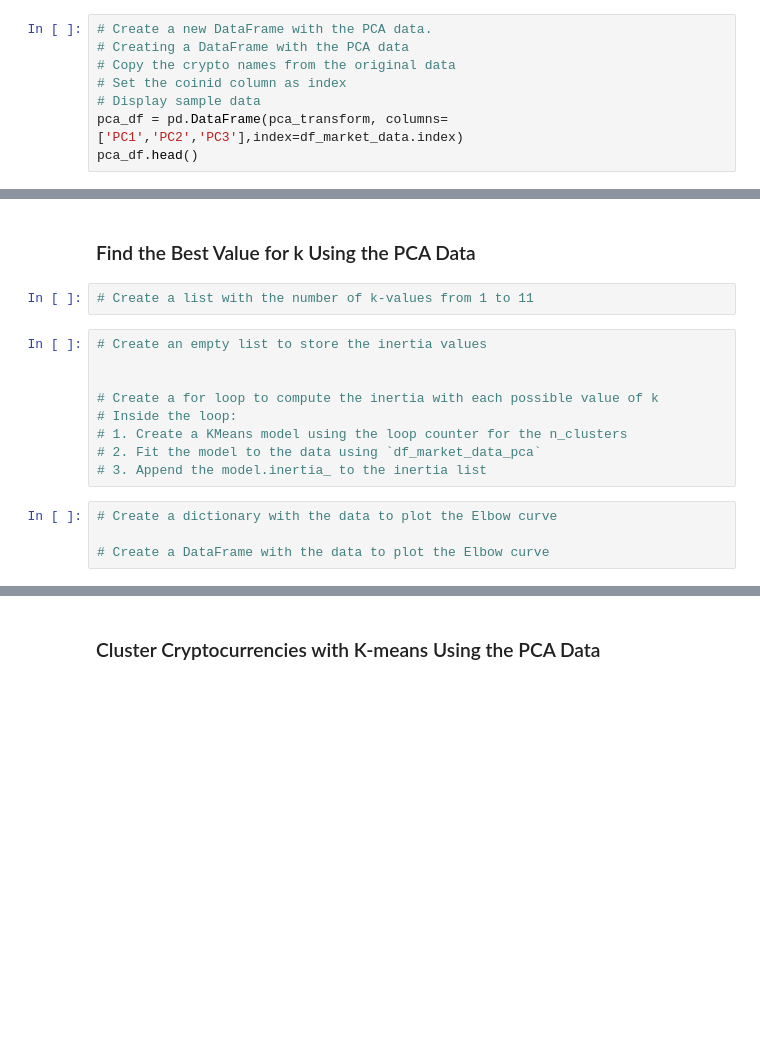
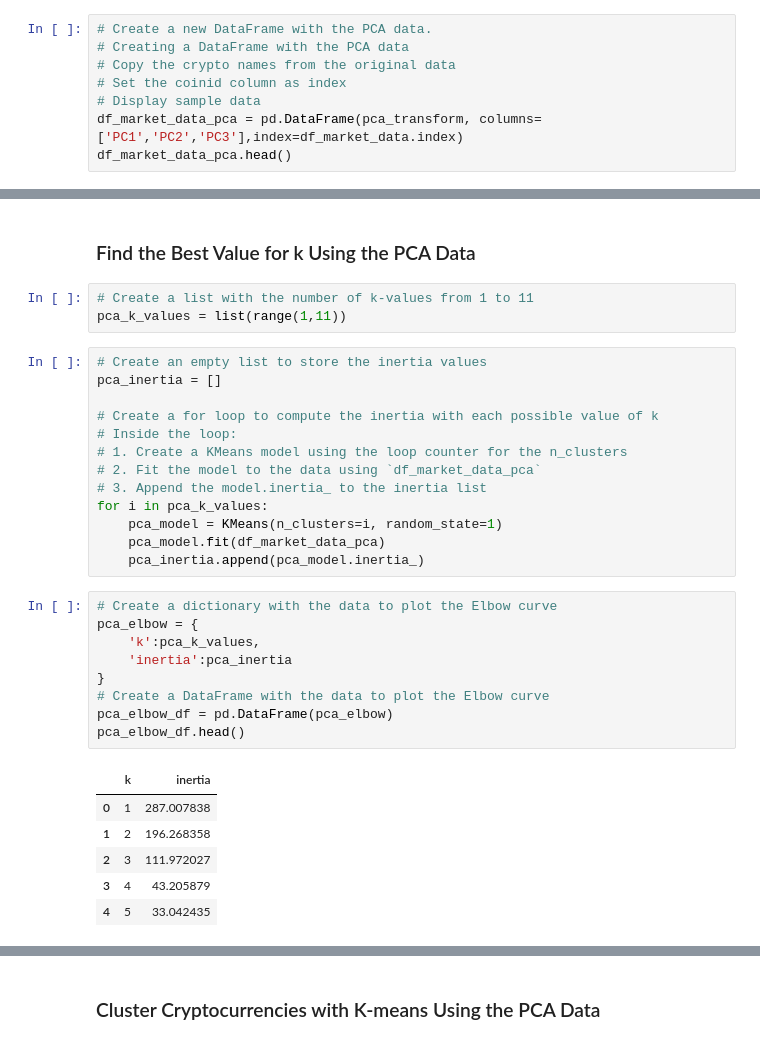
Before and after one commit to Duffye23/CryptoClustering, a Jupyter notebook: Crypto_Clustering.ipynb, the cells around one changed output, grey strips where cells are left out. Drawn from its saved outputs; the diff is of its cells as text; blank space fills up the shorter version.

```diff
--- a/Crypto_Clustering.ipynb
+++ b/Crypto_Clustering.ipynb
@@ -241,8 +241,8 @@ array([0.37005408, 0.32322221, 0.19115222])
 # Copy the crypto names from the original data
 # Set the coinid column as index
 # Display sample data
-pca_df = pd.DataFrame(pca_transform, columns=['PC1','PC2','PC3'],index=df_market_data.index)
-pca_df.head()
+df_market_data_pca = pd.DataFrame(pca_transform, columns=['PC1','PC2','PC3'],index=df_market_data.index)
+df_market_data_pca.head()
 # %% [output]
 |  | PC1 | PC2 | PC3 |
 | coin_id |  |  |  |
@@ -257,19 +257,36 @@ pca_df.head()
 ### Find the Best Value for k Using the PCA Data
 # %%
 # Create a list with the number of k-values from 1 to 11
+pca_k_values = list(range(1,11))
 # %%
 # Create an empty list to store the inertia values
-
+pca_inertia = []
 
 # Create a for loop to compute the inertia with each possible value of k
 # Inside the loop:
 # 1. Create a KMeans model using the loop counter for the n_clusters
 # 2. Fit the model to the data using `df_market_data_pca`
 # 3. Append the model.inertia_ to the inertia list
+for i in pca_k_values:
+    pca_model = KMeans(n_clusters=i, random_state=1)
+    pca_model.fit(df_market_data_pca)
+    pca_inertia.append(pca_model.inertia_)
 # %%
 # Create a dictionary with the data to plot the Elbow curve
-
+pca_elbow = {
+    'k':pca_k_values,
+    'inertia':pca_inertia
+}
 # Create a DataFrame with the data to plot the Elbow curve
+pca_elbow_df = pd.DataFrame(pca_elbow)
+pca_elbow_df.head()
+# %% [output]
+|  | k | inertia |
+| 0 | 1 | 287.007838 |
+| 1 | 2 | 196.268358 |
+| 2 | 3 | 111.972027 |
+| 3 | 4 | 43.205879 |
+| 4 | 5 | 33.042435 |
 # %%
 # Plot a line chart with all the inertia values computed with
 # the different values of k to visually identify the optimal value for k.
```
Also changed, not shown: parts of 11 cells of this notebook.
